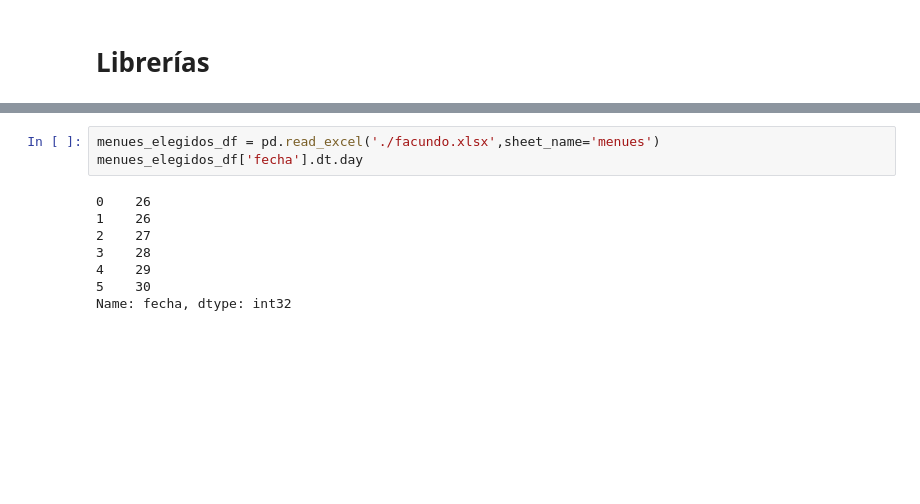
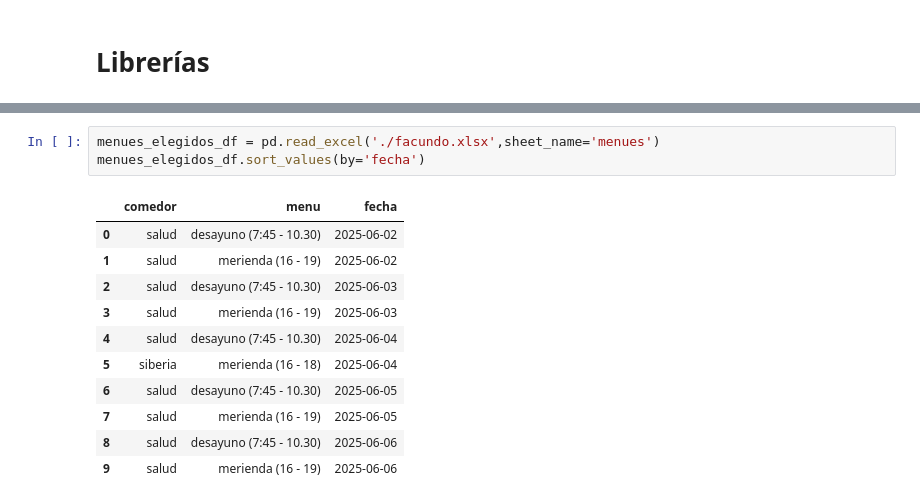
Before and after one commit to Facunditos/comedores_unr, a Jupyter notebook: main.ipynb, the cells around one changed output, grey strips where cells are left out. Drawn from its saved outputs; the diff is of its cells as text; blank space fills up the shorter version.

```diff
--- a/main.ipynb
+++ b/main.ipynb
@@ -100,13 +52,17 @@ comedores_df['comedores'].to_list().index('siberia')
 # %%
 menues_elegidos_df = pd.read_excel('./facundo.xlsx',sheet_name='menues')
-menues_elegidos_df['fecha'].dt.day
+menues_elegidos_df.sort_values(by='fecha')
 # %% [output]
-0    26
-1    26
-2    27
-3    28
-4    29
-5    30
-Name: fecha, dtype: int32
+|  | comedor | menu | fecha |
+| 0 | salud | desayuno (7:45 - 10.30) | 2025-06-02 |
+| 1 | salud | merienda (16 - 19) | 2025-06-02 |
+| 2 | salud | desayuno (7:45 - 10.30) | 2025-06-03 |
+| 3 | salud | merienda (16 - 19) | 2025-06-03 |
+| 4 | salud | desayuno (7:45 - 10.30) | 2025-06-04 |
+| 5 | siberia | merienda (16 - 18) | 2025-06-04 |
+| 6 | salud | desayuno (7:45 - 10.30) | 2025-06-05 |
+| 7 | salud | merienda (16 - 19) | 2025-06-05 |
+| 8 | salud | desayuno (7:45 - 10.30) | 2025-06-06 |
+| 9 | salud | merienda (16 - 19) | 2025-06-06 |
 # %%
 class Reserva:
```
Also changed, not shown: parts of 10 cells of this notebook, 1 other file.
